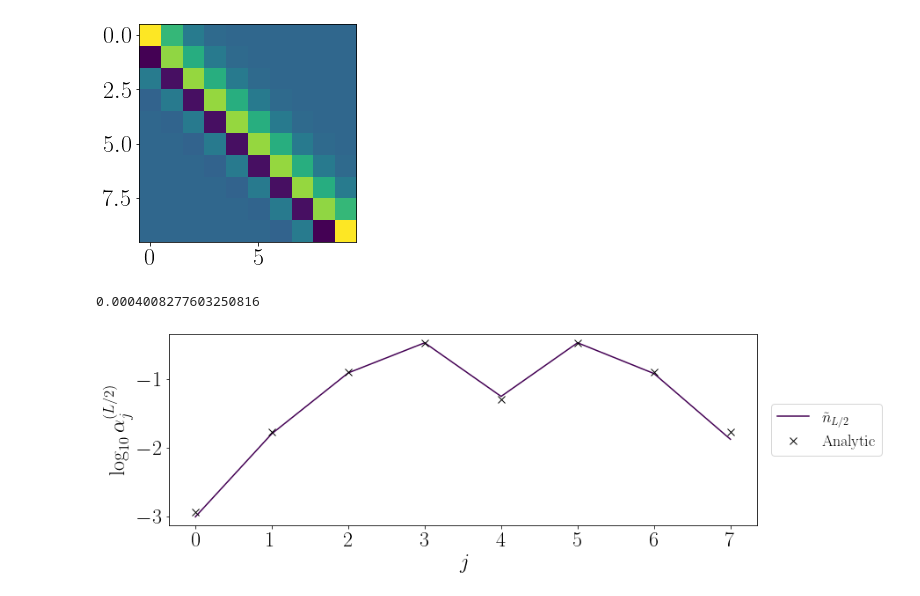
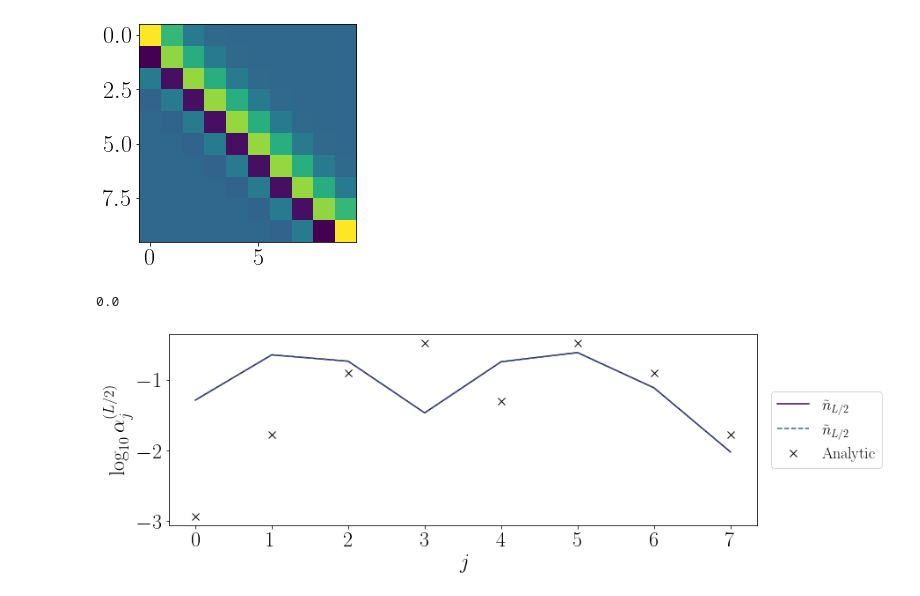
Before and after one commit to sjt48/PyFlow, a Jupyter notebook: disorder_free_loc.ipynb, the cells around one changed output. Saved outputs shown, nothing was run; the diff lists cells and outputs as text; code cells hidden in the pictures.

```diff
--- a/disorder_free_loc.ipynb
+++ b/disorder_free_loc.ipynb
@@ -1866,7 +1866,7 @@ plt.close()
   -5.00000000e-01  1.00000000e+00]]
 [figure]
 # %%
-dis = [1.]
+dis = [0.7]
 xlist = [0.0]
 dis_type='linear'
 n = 8
@@ -1879,35 +1879,36 @@ for d in dis:
         for delta in Ulist:
             with h5py.File('gpu/%s/tflow-d%.2f-x%.2f-Jz%.2f-p%s.h5' %(nvar,d,x,delta,0),'r') as hf:
 #                 liom = np.array(hf.get('liom'))
 #                 liom2 = liom[:n**2].reshape(n,n)
 #                 liom4 = liom[n**2:].reshape(n,n,n,n)
-                err = np.array(hf.get('err'))
-                print(np.median(err))
+#                 err = np.array(hf.get('err'))
+#                 print(np.median(err))
 
                 liom2 = np.array(hf.get('liom2'))
                 liom4 = np.array(hf.get('liom4'))
+                print(np.max(np.abs(liom4)))
                 liom_diag = np.diag(liom2)
                 liom4_diag = [liom4[i,i,i,i] for i in range(n)]
                 liom_int_diag = liom_diag+liom4_diag
 
                 liom2 = np.log10(np.abs(liom_diag))
                 liomint = np.log10(np.abs(liom_int_diag))
 
             plt.plot(liom2,label=r'$\tilde{n}_{L/2}$')
-#             plt.plot(liomint,'--',label=r'$\tilde{n}_{L/2}$')
+            plt.plot(liomint,'--',label=r'$\tilde{n}_{L/2}$')
 
 bessel = np.zeros(n)
 for i in range(n):
     bessel[i] = np.log10(np.abs(jv(np.abs(i-n//2),2)**2))
 plt.plot(bessel,'kx',markersize='8',label=r'Analytic')
 plt.legend(loc='center right',bbox_to_anchor=(1.225,.5),fontsize=18)
 # plt.ylim(-20,0)
 plt.ylabel(r'$\log_{10} \alpha^{(L/2)}_j$')
 plt.xlabel(r'$j$')
 # plt.savefig('bessel2.pdf',dpi=300,bbox_inches='tight')
 plt.show()
 plt.close()
 norm = False
 # %% [output]
-0.0004008277603250816
+0.0
-[figure, old version]
+[figure, new version]
```
Also changed, not shown: parts of 18 cells of this notebook, 4 other files.
